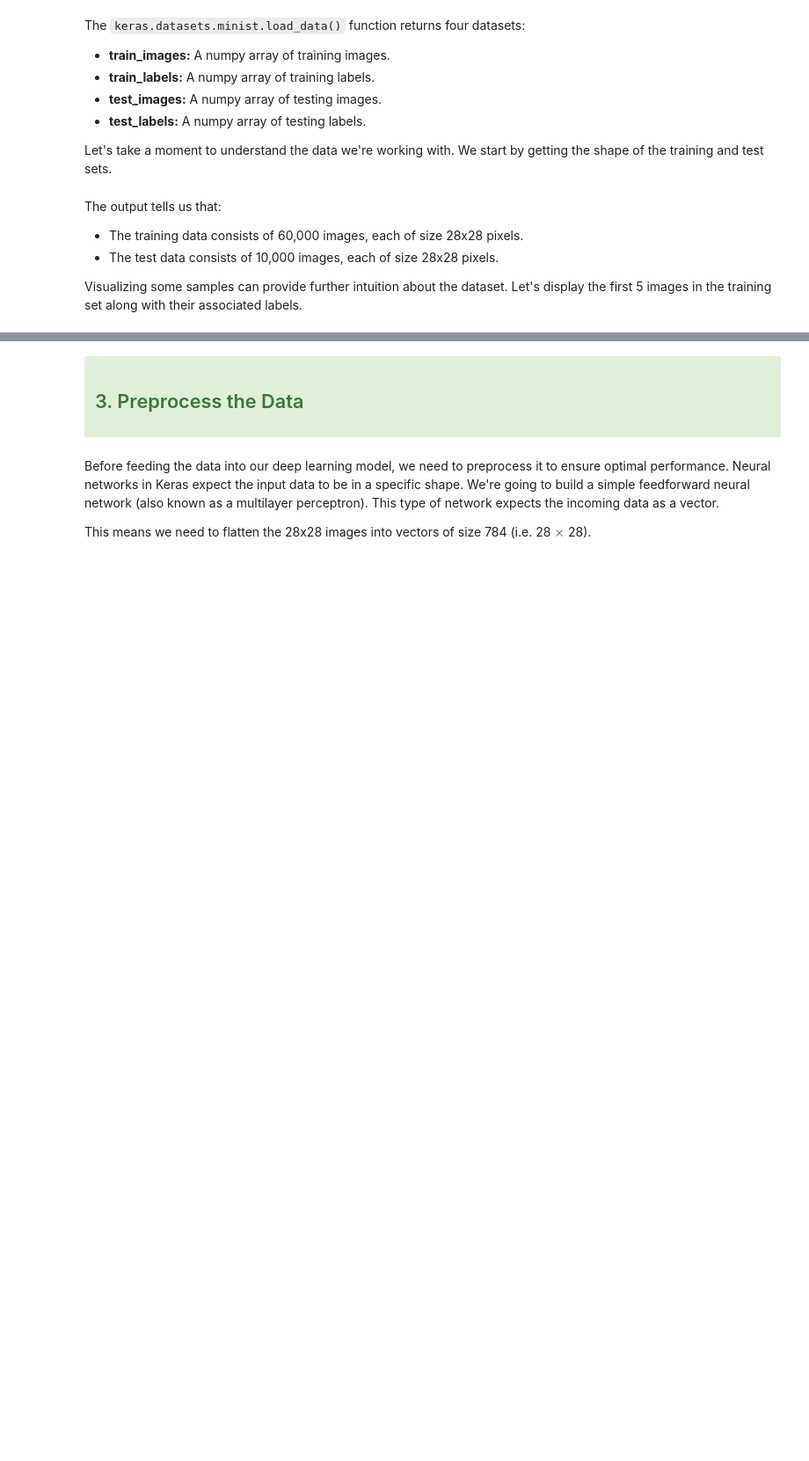
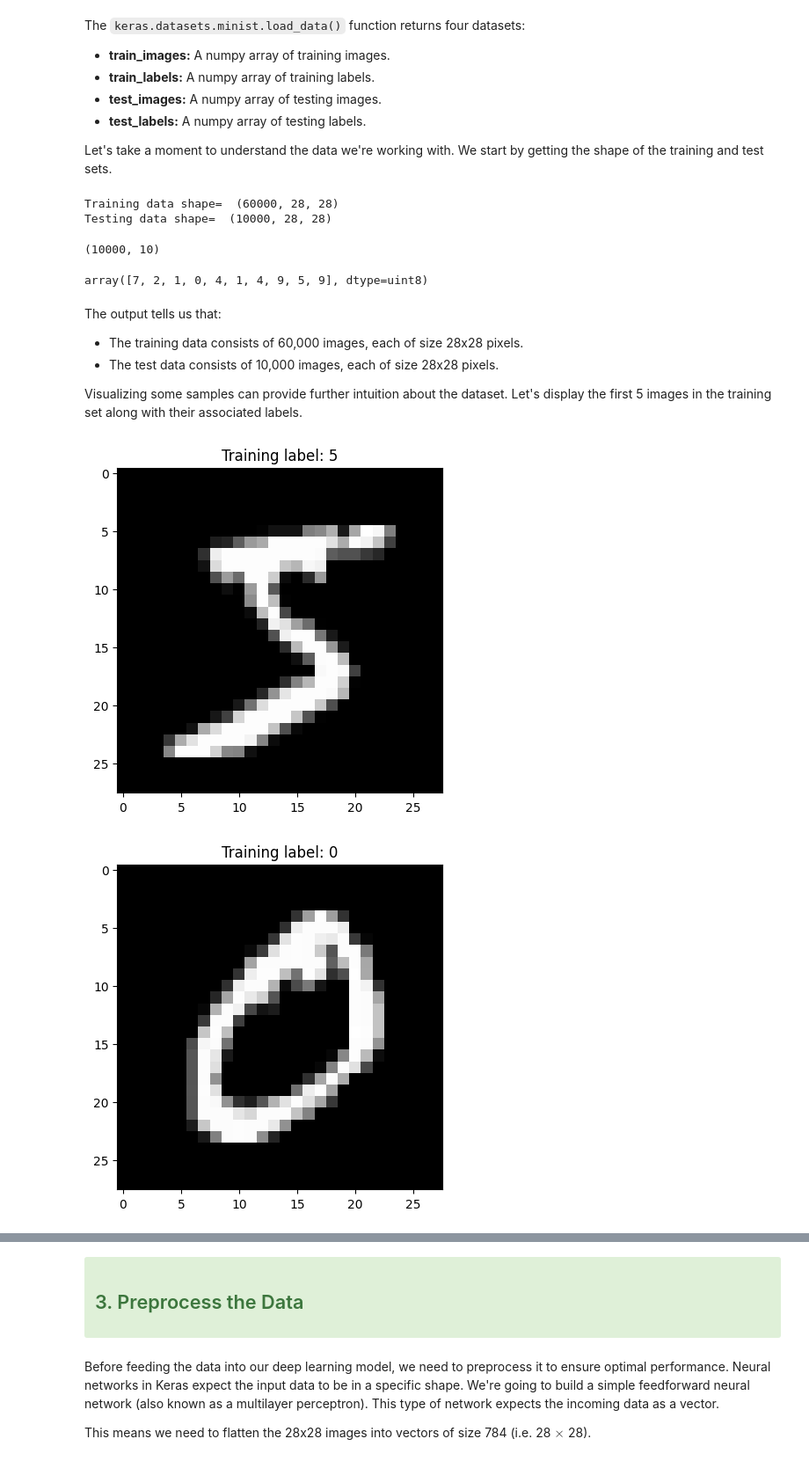
Before and after one commit to sakshigorkhali/deep-learning-course, a Jupyter notebook: 04_01b.ipynb, the cells around one changed output, grey strips where cells are left out. Shown: that part at 88% size. Cells and saved outputs as stored; diff of their text form; code cells hidden in the pictures; blank space fills up the shorter version.

Commit message:
Prepare data for DL model

```diff
--- a/04_01b.ipynb
+++ b/04_01b.ipynb
@@ -35,3 +41,5 @@ To ensure reproducibility of my code, so you obtain the same results as my examp
 For this tutorial, we'll use the **MNIST dataset**, a classic dataset in the machine learning community. It consists of 70,000 grayscale images of handwritten digits ranging from 0 to 9. Each image is 28x28 pixels, and the dataset is divided into 60,000 training images and 10,000 testing images. Our goal will be to develop a model that learns to correctly identify a handritten digit given the image.
 
 Keras provides easy access to the MNIST dataset via its datasets module.
+# %%
+(train_images, train_labels), (test_images, test_labels) = keras.datasets.mnist.load_data()
@@ -43,9 +54,33 @@ The `keras.datasets.minist.load_data()` function returns four datasets:
 + **test_labels:** A numpy array of testing labels.
 
 Let's take a moment to understand the data we're working with. We start by getting the shape of the training and test sets.
+# %%
+print('Training data shape= ', train_images.shape)
+print('Testing data shape= ', test_images.shape)
+# %% [output]
+Training data shape=  (60000, 28, 28)
+Testing data shape=  (10000, 28, 28)
+# %%
+test_labels.shape
+# %% [output]
+(10000, 10)
+# %%
+test_labels[:10]
+# %% [output]
+array([7, 2, 1, 0, 4, 1, 4, 9, 5, 9], dtype=uint8)
 # %% [markdown]
 The output tells us that:
 + The training data consists of 60,000 images, each of size 28x28 pixels.
 + The test data consists of 10,000 images, each of size 28x28 pixels.
 
 Visualizing some samples can provide further intuition about the dataset. Let's display the first 5 images in the training set along with their associated labels.
+# %%
+import matplotlib.pyplot as plt
+
+for i in range(5):
+  plt.imshow(train_images[i], cmap = 'gray')
+  plt.title(f'Training label: {train_labels[i]}')
+  plt.show()
+# %% [output]
+[figure, added]
+[figure, added]
```
Also changed, not shown: parts of 10 cells of this notebook.
